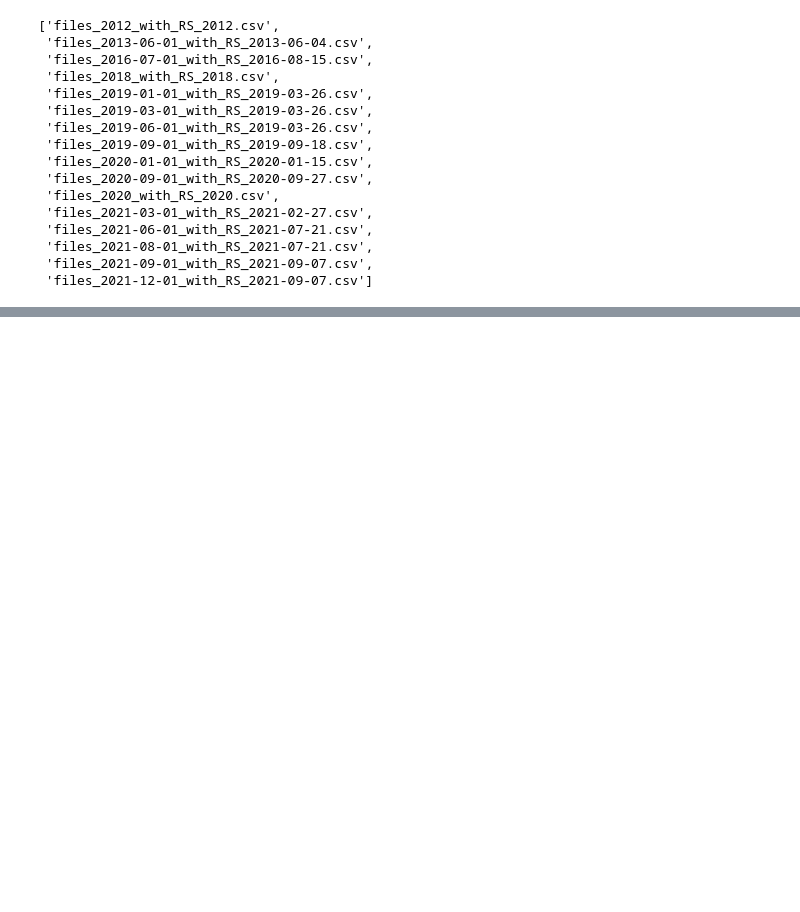
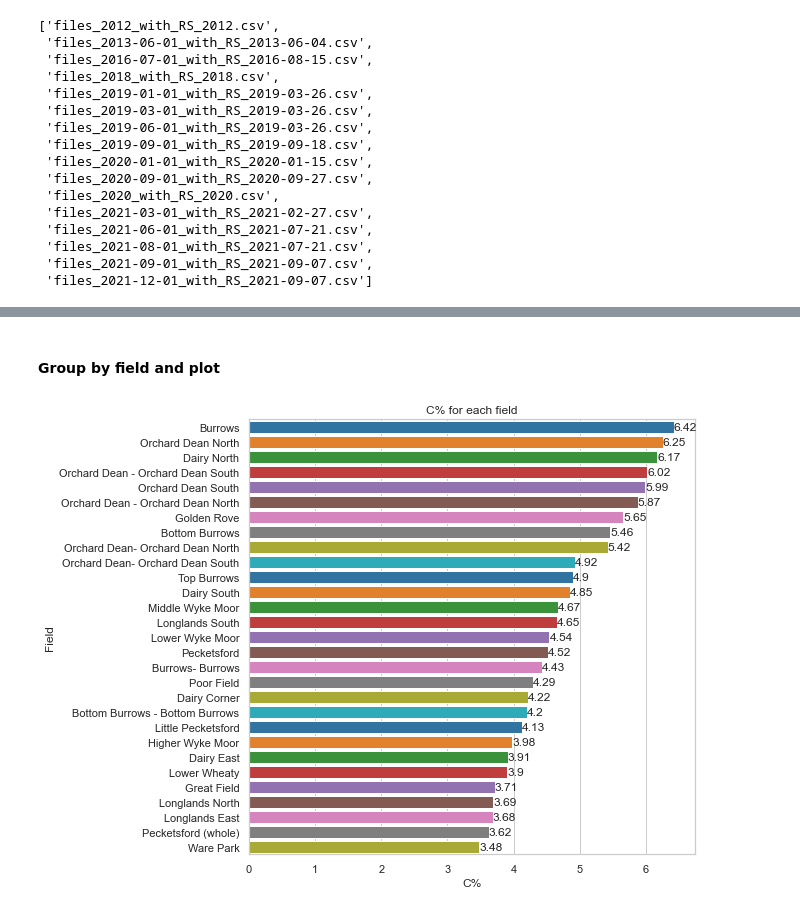
Before and after one commit to neli12/project-carbon-RR, a Jupyter notebook: First steps in analysing RR data.ipynb, the cells around one changed output, grey strips where cells are left out. Saved outputs shown, nothing was run; the diff lists cells and outputs as text; code cells hidden in the pictures; blank space fills up the shorter version.

```diff
--- a/First steps in analysing RR data.ipynb
+++ b/First steps in analysing RR data.ipynb
@@ -1045,0 +1059,17 @@ f2_df.to_csv("final_dataRR_with_RS.csv", index = False)
+# %% [markdown]
+#### Group by field and plot
+# %%
+dat_by_field = f2_df[['Field', 'C_total_%w/w']].\
+            groupby(['Field']).agg(['mean', 'median', 'std']).\
+            sort_values(by = ('C_total_%w/w','mean'), ascending = False).reset_index()
+# %%
+dat_by_field[('C_total_%w/w','mean')] = dat_by_field[('C_total_%w/w','mean')].round(2)
+# %%
+sns.set(style="whitegrid", font_scale=1)
+ax = sns.barplot(y = dat_by_field['Field'], x = dat_by_field[('C_total_%w/w','mean')], palette = "tab10")
+plt.title('C% for each field')
+ax.bar_label(ax.containers[0])
+plt.xlabel('C%')
+plt.show()
+# %% [output]
+[figure, added]
```
Also changed, not shown: parts of 10 cells of this notebook.
